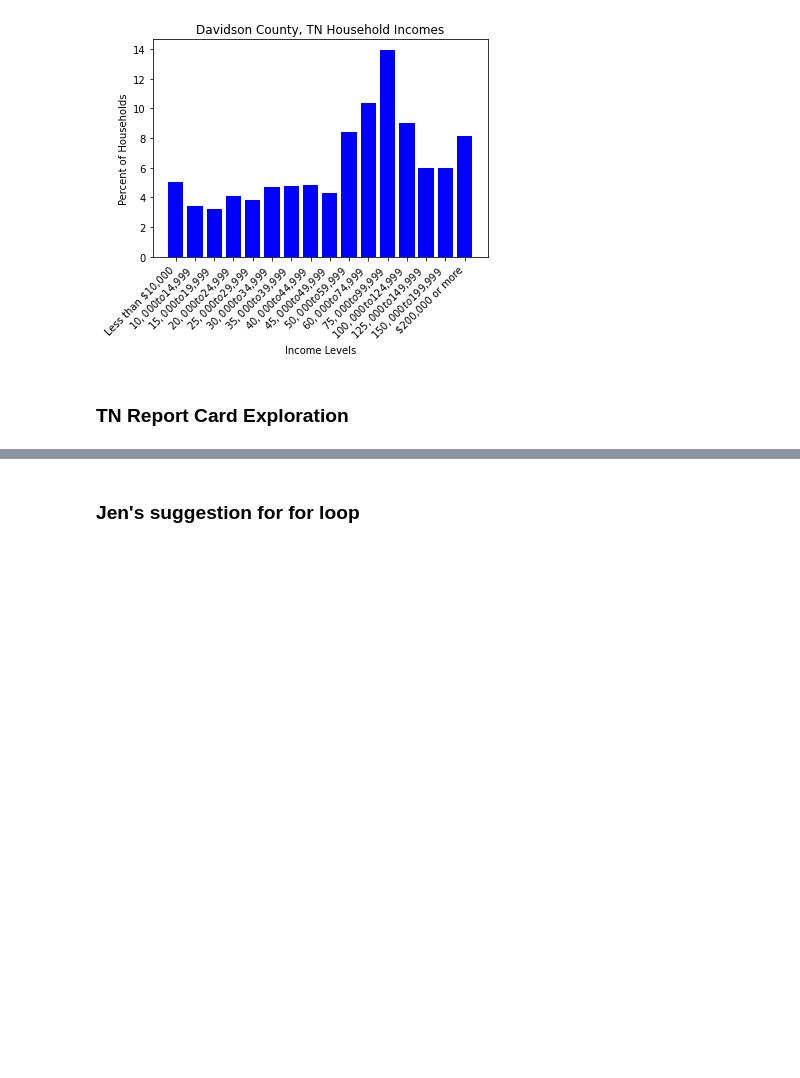
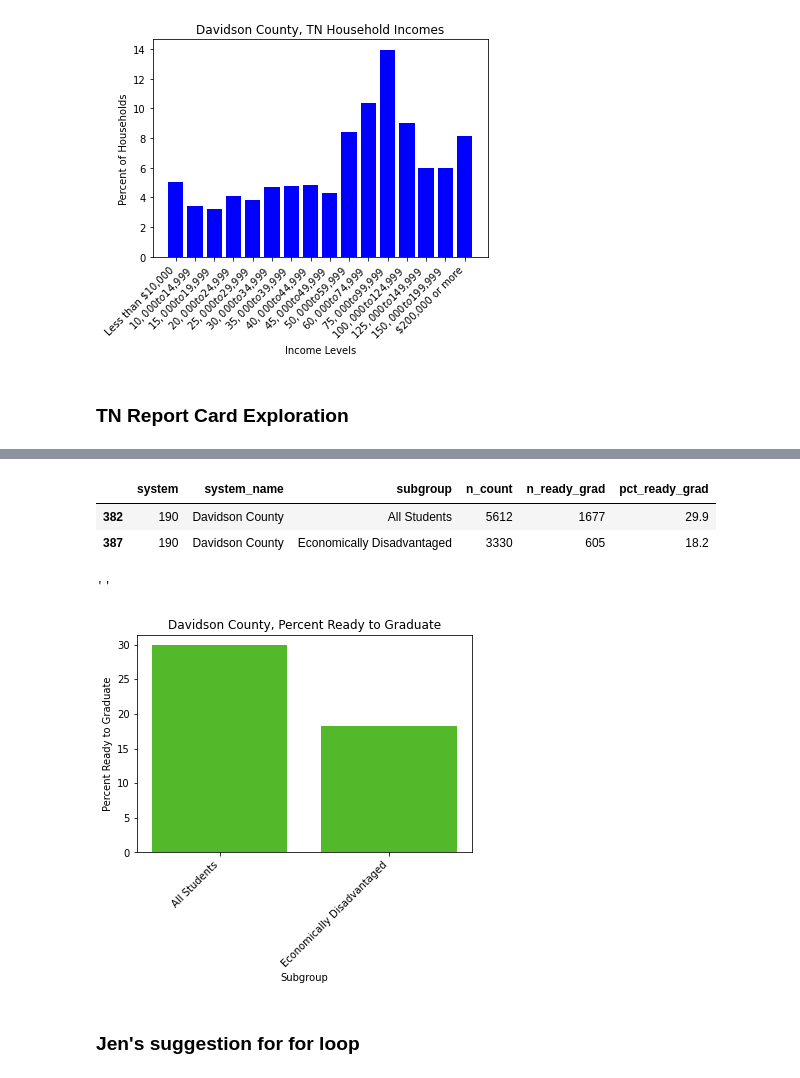
Before and after one commit to CalebAutry/capstone, a Jupyter notebook: notebooks/capstone.ipynb, the cells around one changed output, grey strips where cells are left out. Saved outputs shown, nothing was run; the diff lists cells and outputs as text; code cells hidden in the pictures; blank space fills up the shorter version.

```diff
--- a/notebooks/capstone.ipynb
+++ b/notebooks/capstone.ipynb
@@ -499,0 +639,3 @@ reportcard.head()
+# %%
+ready_grad_19_all_ed_sub_2 = ready_grad_19_all_ed_sub.drop(ready_grad_19_all_ed_sub[(ready_grad_19_all_ed_sub['pct_ready_grad'] == '*')\
+                | (ready_grad_19_all_ed_sub['pct_ready_grad'] == '**')].index)
@@ -499,0 +658,4 @@ reportcard.head()
+# %%
+ready_grad_19_all_ed_sub_2['n_ready_grad'] = ready_grad_19_all_ed_sub_2['n_ready_grad'].astype(int)
+# %%
+ready_grad_19_all_ed_sub_2['pct_ready_grad'] = ready_grad_19_all_ed_sub_2['pct_ready_grad'].astype(float)
@@ -500,3 +683,27 @@ reportcard.head()
+# %%
+davidson_ready_grad_19 = ready_grad_19_all_ed_sub_2.loc\
+    [(ready_grad_19_all_ed_sub_2['system_name'].isin(['Davidson County']))]
+# %%
+davidson_ready_grad_19
+# %% [output]
+|  | system | system_name | subgroup | n_count | n_ready_grad | pct_ready_grad |
+| 382 | 190 | Davidson County | All Students | 5612 | 1677 | 29.9 |
+| 387 | 190 | Davidson County | Economically Disadvantaged | 3330 | 605 | 18.2 |
+# %%
+plt.bar(davidson_ready_grad_19['subgroup'],\
+        davidson_ready_grad_19['pct_ready_grad'],\
+        color = '#53b92b')
+# plt.xticks(rotation=90)
+plt.title('Davidson County, Percent Ready to Graduate')
+plt.xlabel('Subgroup')
+plt.ylabel('Percent Ready to Graduate')
+plt.xticks(rotation=45,
+        horizontalalignment="right")
+# plt.ylim(0, 3250)
+;
+# %% [output]
+''
+[figure, added]
 # %% [markdown]
 ### Jen's suggestion for for loop
 # %%
```
Also changed, not shown: parts of 31 cells of this notebook.
